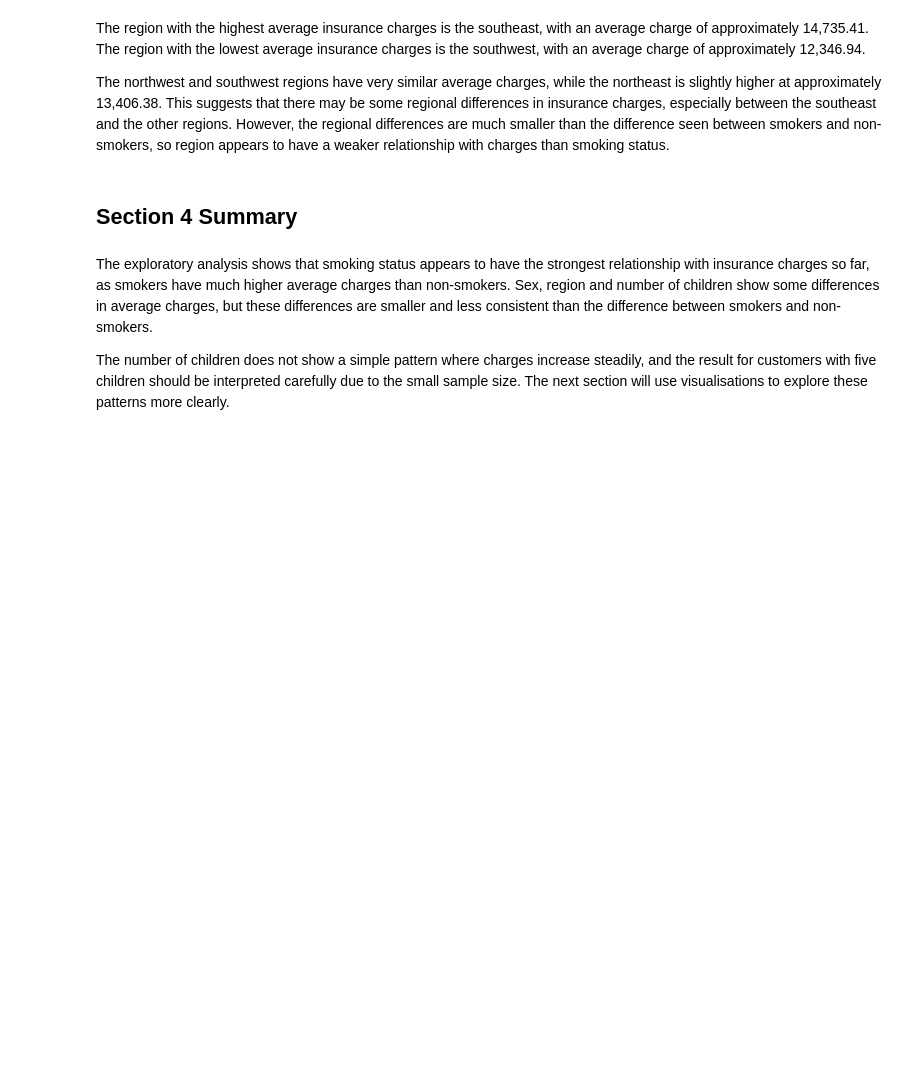
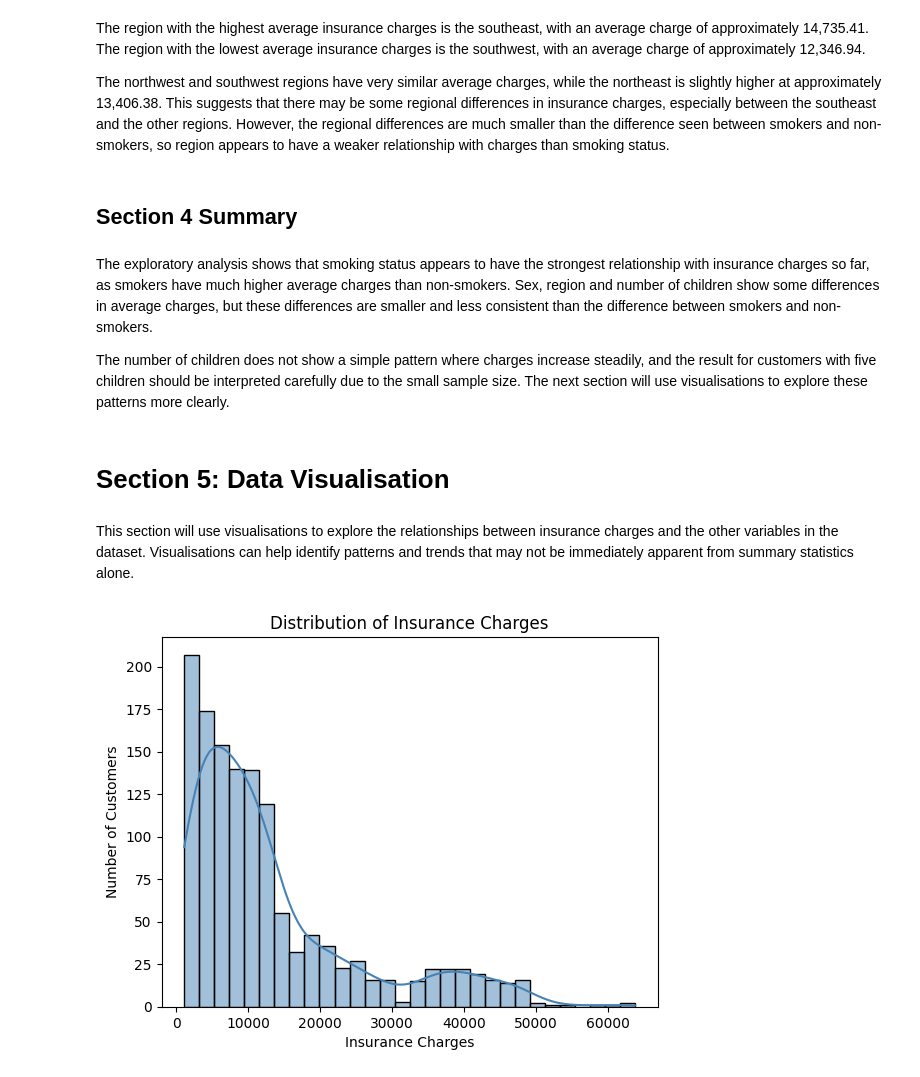
Before and after one commit to sahra02/Healthcare_Insurance, a Jupyter notebook: jupyter_notebooks/01_healthcare_insurance_analysis.ipynb, the cells around one changed output. Drawn from its saved outputs; the diff is of its cells as text; code cells hidden in the pictures; blank space fills up the shorter version.

Commit message:
Add data visualisations and cleaned dataset output

```diff
--- a/jupyter_notebooks/01_healthcare_insurance_analysis.ipynb
+++ b/jupyter_notebooks/01_healthcare_insurance_analysis.ipynb
@@ -337,3 +341,16 @@ The northwest and southwest regions have very similar average charges, while the
 The exploratory analysis shows that smoking status appears to have the strongest relationship with insurance charges so far, as smokers have much higher average charges than non-smokers. Sex, region and number of children show some differences in average charges, but these differences are smaller and less consistent than the difference between smokers and non-smokers.
 
 The number of children does not show a simple pattern where charges increase steadily, and the result for customers with five children should be interpreted carefully due to the small sample size. The next section will use visualisations to explore these patterns more clearly.
+# %% [markdown]
+# Section 5: Data Visualisation
+# %% [markdown]
+This section will use visualisations to explore the relationships between insurance charges and the other variables in the dataset. Visualisations can help identify patterns and trends that may not be immediately apparent from summary statistics alone.
+# %%
+sns.histplot(data=df, x='charges', bins=30, kde=True,
+			 color='steelblue')
+plt.title('Distribution of Insurance Charges')
+plt.xlabel('Insurance Charges')
+plt.ylabel('Number of Customers')
+plt.show()
+# %% [output]
+[figure, added]
```
Also changed, not shown: parts of 16 cells of this notebook, 1 other file.
